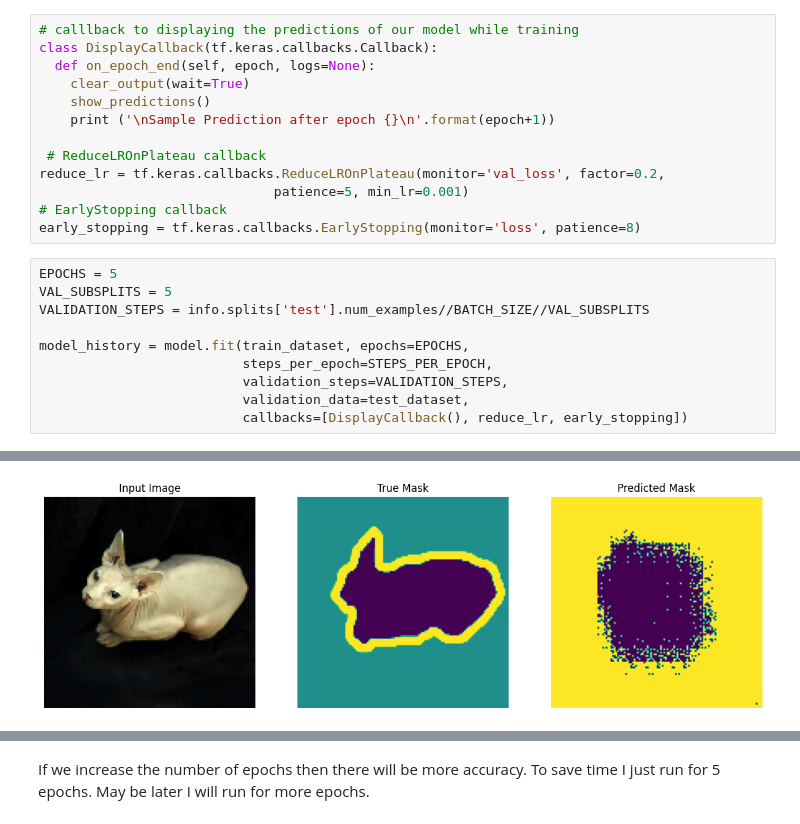
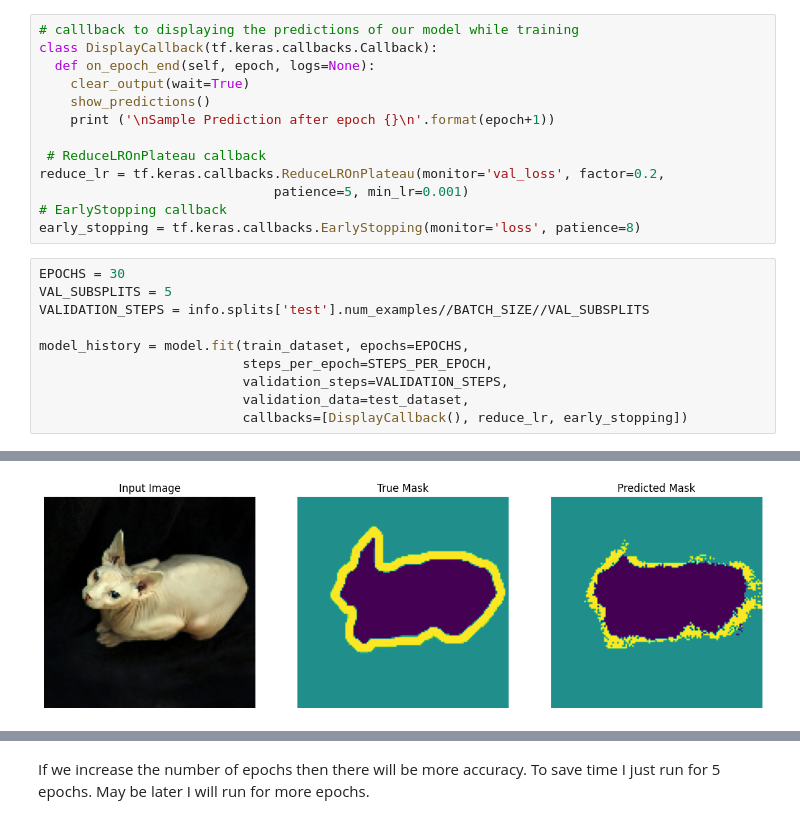
Before and after one commit to khalequzzamanlikhon/DeepLearning-ComputerVision, a Jupyter notebook: 08-Segmentation-Detection/01-Semantic-Segmentation.ipynb, the cells around one changed output, grey strips where cells are left out. Cells and saved outputs as stored; diff of their text form.

```diff
--- a/08-Segmentation-Detection/01-Semantic-Segmentation.ipynb
+++ b/08-Segmentation-Detection/01-Semantic-Segmentation.ipynb
@@ -240,7 +240,7 @@ reduce_lr = tf.keras.callbacks.ReduceLROnPlateau(monitor='val_loss', factor=0.2,
 # EarlyStopping callback
 early_stopping = tf.keras.callbacks.EarlyStopping(monitor='loss', patience=8)
 # %%
-EPOCHS = 5
+EPOCHS = 30
 VAL_SUBSPLITS = 5
 VALIDATION_STEPS = info.splits['test'].num_examples//BATCH_SIZE//VAL_SUBSPLITS
 
@@ -254 +254 @@ model_history = model.fit(train_dataset, epochs=EPOCHS,
-[figure, old version]
+[figure, new version]
```
Also changed, not shown: parts of 2 cells of this notebook.
